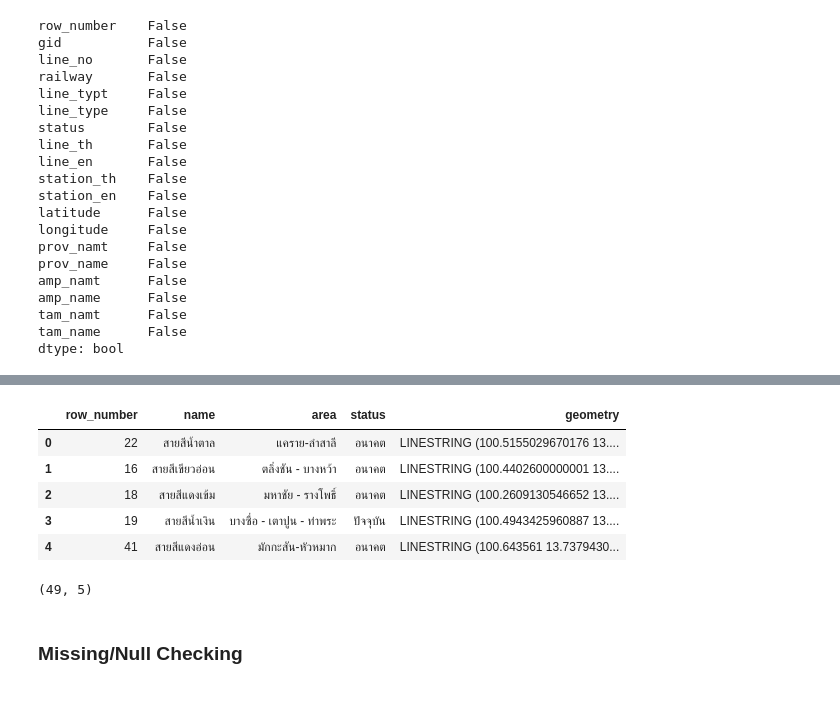
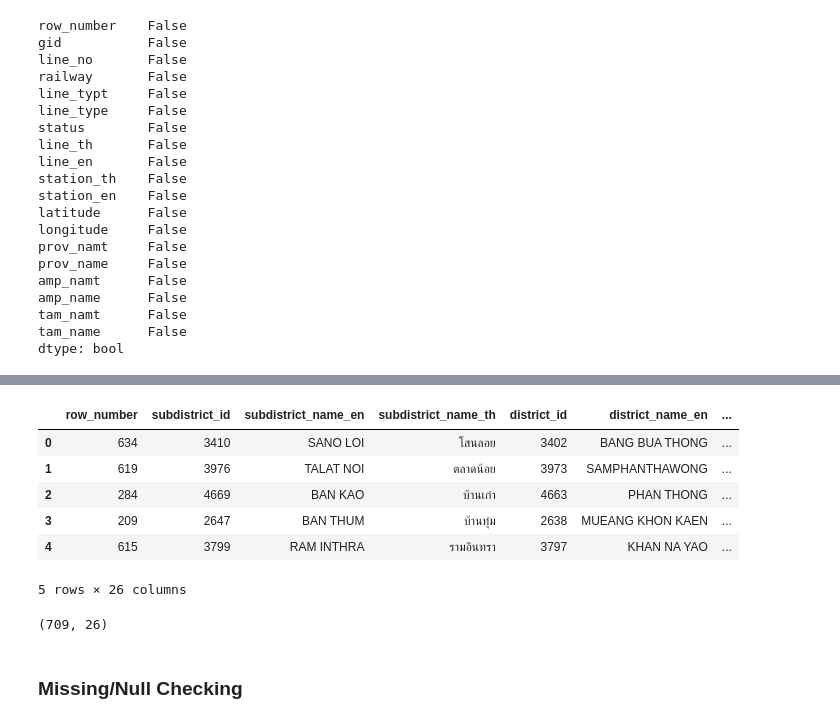
Before and after one commit to Ninkrn/BasicProg_Dataviz65, a Jupyter notebook: Project_Final.ipynb, the cells around one changed output, grey strips where cells are left out. Cells and saved outputs as stored; diff of their text form; code cells hidden in the pictures.

```diff
--- a/Project_Final.ipynb
+++ b/Project_Final.ipynb
@@ -379,17 +393,25 @@ Index(['row_number', 'name', 'area', 'status', 'geometry', 'day'], dtype='object
-# %%
-opendata_train_line = opendata_train_line[['row_number', 'name', 'area', 'status', 'geometry']]
-opendata_train_line.head()
-# %% [output]
-|  | row_number | name | area | status | geometry |
-| 0 | 22 | สายสีน้ำตาล | แคราย-ลำสาลี | อนาคต | LINESTRING (100.5155029670176 13.... |
-| 1 | 16 | สายสีเขียวอ่อน | ตลิ่งชัน - บางหว้า | อนาคต | LINESTRING (100.4402600000001 13.... |
-| 2 | 18 | สายสีแดงเข้ม | มหาชัย - รางโพธิ์ | อนาคต | LINESTRING (100.2609130546652 13.... |
-| 3 | 19 | สายสีน้ำเงิน | บางซื่อ - เตาปูน - ท่าพระ | ปัจจุบัน | LINESTRING (100.4943425960887 13.... |
-| 4 | 41 | สายสีแดงอ่อน | มักกะสัน-หัวหมาก | อนาคต | LINESTRING (100.643561 13.7379430... |
+# %%
+opendata_living_score = opendata_living_score[['row_number', 'subdistrict_id', 'subdistrict_name_en',
+       'subdistrict_name_th', 'district_id', 'district_name_en',
+       'district_name_th', 'province_id', 'province_name_en',
+       'province_name_th', 'walk_leisure', 'walk_public_service',
+       'walk_school', 'walk_shopping', 'walk_work', 'walk_total',
+       'access_boat', 'access_bus', 'access_train', 'access_total',
+       'drive_leisure', 'drive_public_service', 'drive_school',
+       'drive_shopping', 'drive_work', 'drive_total']]
+opendata_living_score.head()
+# %% [output]
+|  | row_number | subdistrict_id | subdistrict_name_en | subdistrict_name_th | district_id | district_name_en | ... |
+| 0 | 634 | 3410 | SANO LOI | โสนลอย | 3402 | BANG BUA THONG | ... |
+| 1 | 619 | 3976 | TALAT NOI | ตลาดน้อย | 3973 | SAMPHANTHAWONG | ... |
+| 2 | 284 | 4669 | BAN KAO | บ้านเก่า | 4663 | PHAN THONG | ... |
+| 3 | 209 | 2647 | BAN THUM | บ้านทุ่ม | 2638 | MUEANG KHON KAEN | ... |
+| 4 | 615 | 3799 | RAM INTHRA | รามอินทรา | 3797 | KHAN NA YAO | ... |
+5 rows × 26 columns
 # %%
-opendata_train_line.shape
+opendata_living_score.shape
 # %% [output]
-(49, 5)
+(709, 26)
 # %% [markdown]
 ### Missing/Null Checking
 # %%
```
Also changed, not shown: parts of 34 cells of this notebook.
